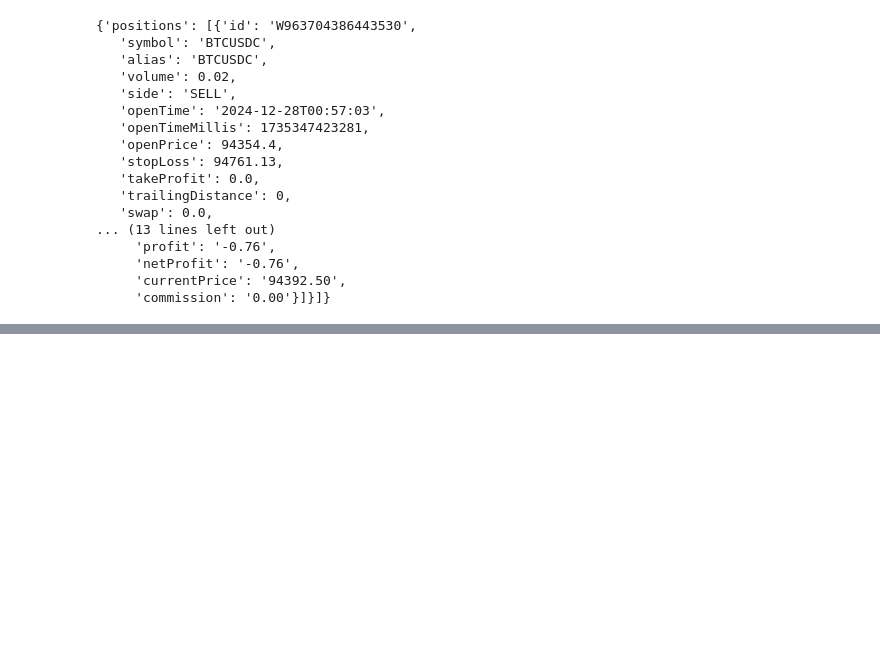
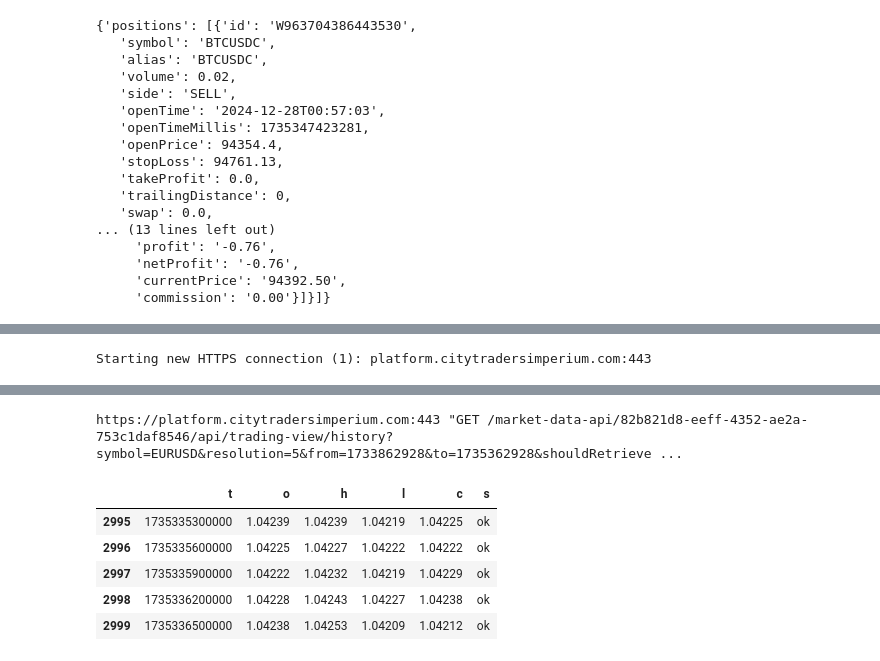
Before and after one commit to Gitchegumi/CTI_Scripts, a Jupyter notebook: py_scripts/get_info.ipynb, the cells around one changed output, grey strips where cells are left out. Drawn from its saved outputs; the diff is of its cells as text; code cells hidden in the pictures; blank space fills up the shorter version.

Commit message:
exploring collecting historical data

```diff
--- a/py_scripts/get_info.ipynb
+++ b/py_scripts/get_info.ipynb
@@ -283,3 +287,9 @@ https://platform.citytradersimperium.com:443 "GET /mtr-api/82b821d8-eeff-4352-ae
      'netProfit': '-0.76',
      'currentPrice': '94392.50',
      'commission': '0.00'}]}]}
+# %%
+price_data = PriceData(login_manager)
+historical_data = price_data.fetch_market_data("EURUSD", 5, 5000)
+df = pd.DataFrame(historical_data)
+df.tail()
+# %% [output]
@@ -285,0 +297 @@ https://platform.citytradersimperium.com:443 "GET /mtr-api/82b821d8-eeff-4352-ae
+Starting new HTTPS connection (1): platform.citytradersimperium.com:443
@@ -285,0 +299,7 @@ https://platform.citytradersimperium.com:443 "GET /mtr-api/82b821d8-eeff-4352-ae
+https://platform.citytradersimperium.com:443 "GET /market-data-api/82b821d8-eeff-4352-ae2a-753c1daf8546/api/trading-view/history?symbol=EURUSD&resolution=5&from=1733862928&to=1735362928&shouldRetrieve ...
+|  | t | o | h | l | c | s |
+| 2995 | 1735335300000 | 1.04239 | 1.04239 | 1.04219 | 1.04225 | ok |
+| 2996 | 1735335600000 | 1.04225 | 1.04227 | 1.04222 | 1.04222 | ok |
+| 2997 | 1735335900000 | 1.04222 | 1.04232 | 1.04219 | 1.04229 | ok |
+| 2998 | 1735336200000 | 1.04228 | 1.04243 | 1.04227 | 1.04238 | ok |
+| 2999 | 1735336500000 | 1.04238 | 1.04253 | 1.04209 | 1.04212 | ok |
```
Also changed, not shown: parts of 3 cells of this notebook.
